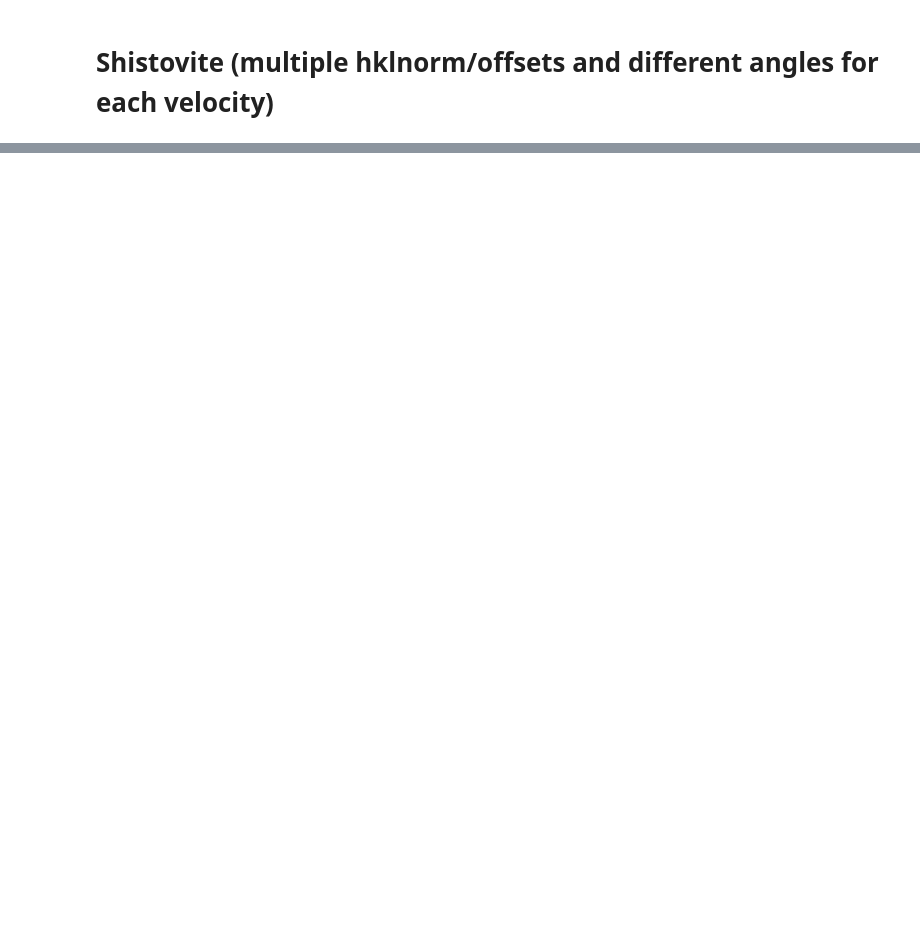
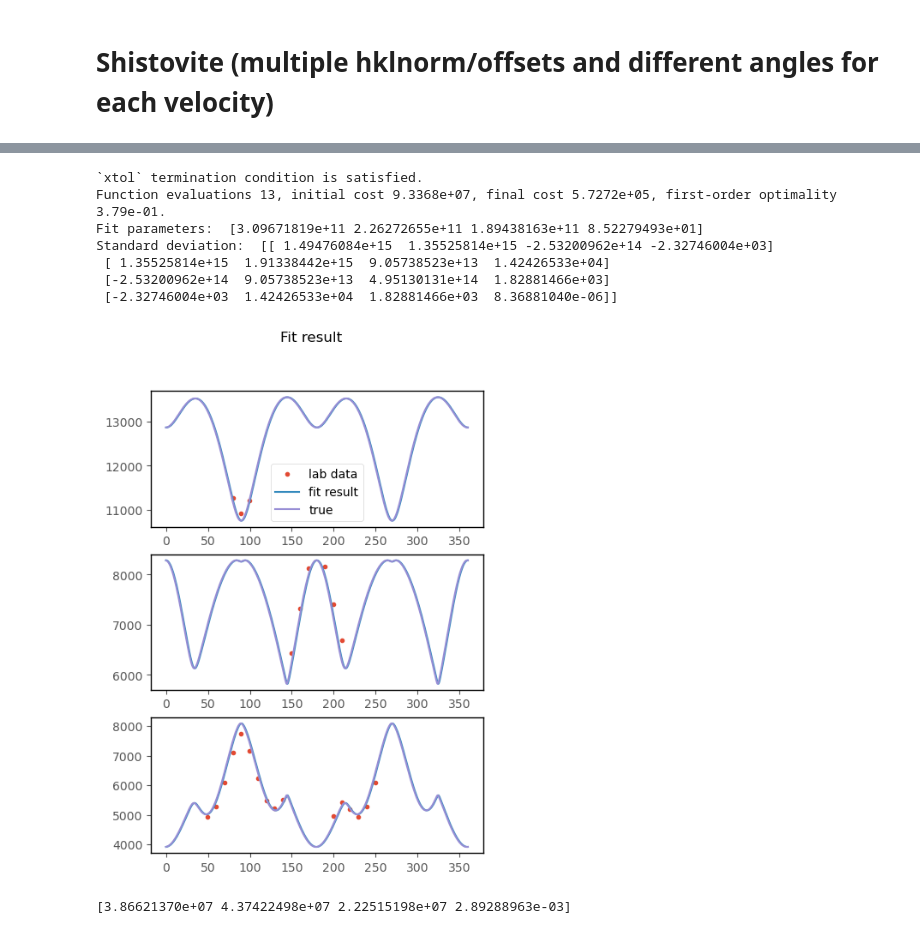
Before and after one commit to jordankando/brillouinfitting, a Jupyter notebook: BrillouinFitting/Brillouin_Fitting.ipynb, the cells around one changed output, grey strips where cells are left out. Drawn from its saved outputs; the diff is of its cells as text; code cells hidden in the pictures; blank space fills up the shorter version.

```diff
--- a/BrillouinFitting/Brillouin_Fitting.ipynb
+++ b/BrillouinFitting/Brillouin_Fitting.ipynb
@@ -1534,0 +1649,69 @@ print(err)
+# %%
+
+Cij_0 = np.array([100e9]*3)
+
+
+
+fit_result, err = fit_Cij_lsq(x_vps = angles_vps,
+                                        vps = vps,
+                                        x_vs1s= angles_vs1s,
+                                        vs1s = vs1s,
+                                        x_vs2s = angles_vs2s,
+                                        vs2s = vs2s,
+                                        theta_0 = np.append(Cij_0, 86.),
+                                        mineral_type = anisotropy.CubicMaterial,
+                                        rho = rho,
+                                        xyz_norm=xyz_norm,
+                                        )
+
+Cij_fit = fit_result[:-1]
+
+angles_fit, vps_fit, vs1s_fit, vs2s_fit = generate_sparse_test_data(mineral_type = anisotropy.CubicMaterial,
+                                                                    Cijs = Cij_fit,
+                                                                    offset = fit_result[-1],
+                                                                    start_angle = 0.,
+                                                                    end_angle = 360,
+                                                                    xyz_norm = xyz_norm,
+                                                                    rho = rho,
+                                                                    n_data = 1000,
+                                                                    noise_mean = 0,
+                                                                    noise_sigma = 0)
+
+angles_true, vps_true, vs1s_true, vs2s_true = generate_sparse_test_data(mineral_type = anisotropy.CubicMaterial,
+                                                Cijs = ice_stiffness,
+                                                offset = true_offset,
+                                                start_angle = 0.,
+                                                end_angle = 360,
+                                                xyz_norm = xyz_norm,
+                                                rho = rho,
+                                                n_data = 1000,
+                                                noise_mean = 0,
+                                                noise_sigma = 0)
+
+
+
+fig, ax = plt.subplots(3, 1, figsize = (5,7))
+ax[0].plot(angles_vps, vps, '.', label = "lab data")
+ax[1].plot(angles_vs1s, vs1s, '.')
+ax[2].plot(angles_vs2s, vs2s, '.')
+ax[0].plot(angles_fit, vps_fit, '-', label = "fit result")
+ax[1].plot(angles_fit, vs1s_fit, '-')
+ax[2].plot(angles_fit, vs2s_fit, '-')
+ax[0].plot(angles_true, vps_true, '-', label = "true")
+ax[1].plot(angles_true, vs1s_true, '-')
+ax[2].plot(angles_true, vs2s_true, '-')
+plt.suptitle("Fit result")
+ax[0].legend()
+plt.show()
+
+print(err)
+# %% [output]
+`xtol` termination condition is satisfied.
+Function evaluations 13, initial cost 9.3368e+07, final cost 5.7272e+05, first-order optimality 3.79e-01.
+Fit parameters:  [3.09671819e+11 2.26272655e+11 1.89438163e+11 8.52279493e+01]
+Standard deviation:  [[ 1.49476084e+15  1.35525814e+15 -2.53200962e+14 -2.32746004e+03]
+ [ 1.35525814e+15  1.91338442e+15  9.05738523e+13  1.42426533e+04]
+ [-2.53200962e+14  9.05738523e+13  4.95130131e+14  1.82881466e+03]
+ [-2.32746004e+03  1.42426533e+04  1.82881466e+03  8.36881040e-06]]
+[figure, added]
+[3.86621370e+07 4.37422498e+07 2.22515198e+07 2.89288963e-03]
```
Also changed, not shown: parts of 18 cells of this notebook.
